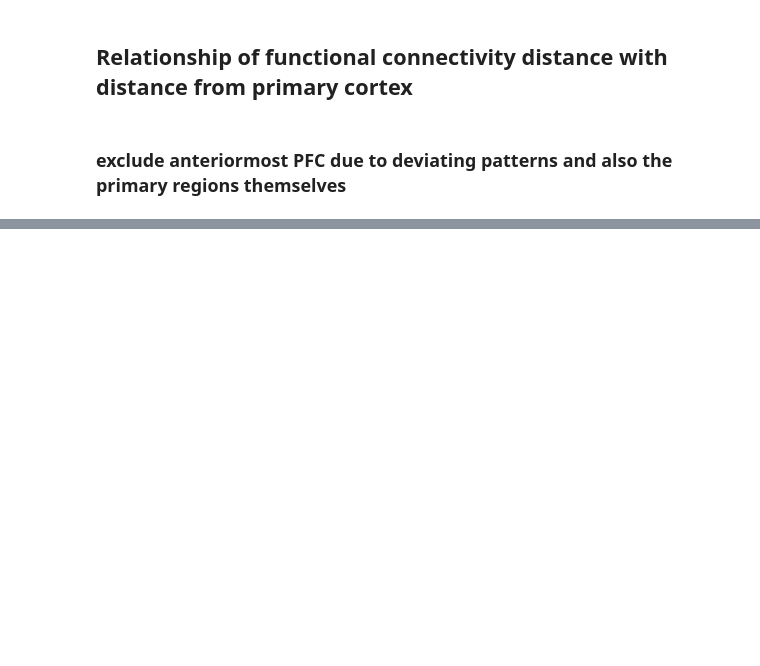
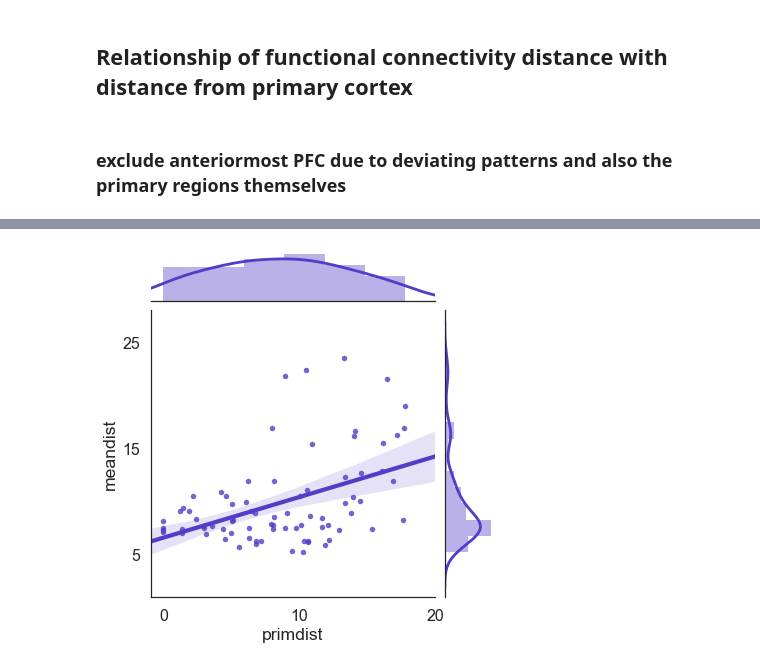
Before and after one commit to soligschlager/distconnect_macaque, a Jupyter notebook: 2.1_analysis_func.ipynb, the cells around one changed output, grey strips where cells are left out. Drawn from its saved outputs; the diff is of its cells as text; code cells hidden in the pictures; blank space fills up the shorter version.

```diff
--- a/2.1_analysis_func.ipynb
+++ b/2.1_analysis_func.ipynb
@@ -737,0 +236,4 @@ g.savefig('/nobackup/hunte1/sabine/tractdist/figures_ms/images/similarity_funcop
+# %%
+# intial model assessing outliers
+model = smf.ols(formula='meandist ~ primdist', data=df_area[reg_filtr_1]).fit()
+print model.summary()
@@ -737,0 +309,7 @@ g.savefig('/nobackup/hunte1/sabine/tractdist/figures_ms/images/similarity_funcop
+# %%
+reg_filtr_2 = ((~df_area.area.isin(excl_areas)) &
+               (df_area.area != '???') &
+               (df_area.area!='8l')) # outlier (based on residual)
+# %%
+model = smf.ols(formula='meandist ~ primdist', data=df_area[reg_filtr_2]).fit()
+print model.summary()
@@ -737,0 +340,12 @@ g.savefig('/nobackup/hunte1/sabine/tractdist/figures_ms/images/similarity_funcop
+# %%
+df_area['func_resid'] = 999
+df_area['func_resid'][reg_filtr_2] = model.resid
+
+df_area['func_stud_resid'] = 999
+df_area['func_stud_resid'][reg_filtr_2] = model.outlier_test()['student_resid']
+
+df_area['func_unadj_p'] = 999
+df_area['func_unadj_p'][reg_filtr_2] = model.outlier_test()['unadj_p']
+
+df_area['func_bonf_p'] = 999
+df_area['func_bonf_p'][reg_filtr_2] = model.outlier_test()['bonf(p)']
@@ -737,0 +434,18 @@ g.savefig('/nobackup/hunte1/sabine/tractdist/figures_ms/images/similarity_funcop
+# %%
+g = sns.jointplot(x="primdist",
+                  y="meandist",
+                  data=df_area[reg_filtr_2],
+                  kind='reg',
+                  color="#533cc6",
+                  xlim=(-.9,20),
+                  ylim=(1,28),
+                  stat_func=None,
+                  scatter_kws={"s": 30})
+
+
+_ = plt.xticks([0,10,20])
+_ = plt.yticks([5,15,25])
+
+g.savefig('/Users/sabine/Downloads/relationship_func.png', dpi=300)
+# %% [output]
+[figure, added]
```
Also changed, not shown: parts of 82 cells of this notebook.
